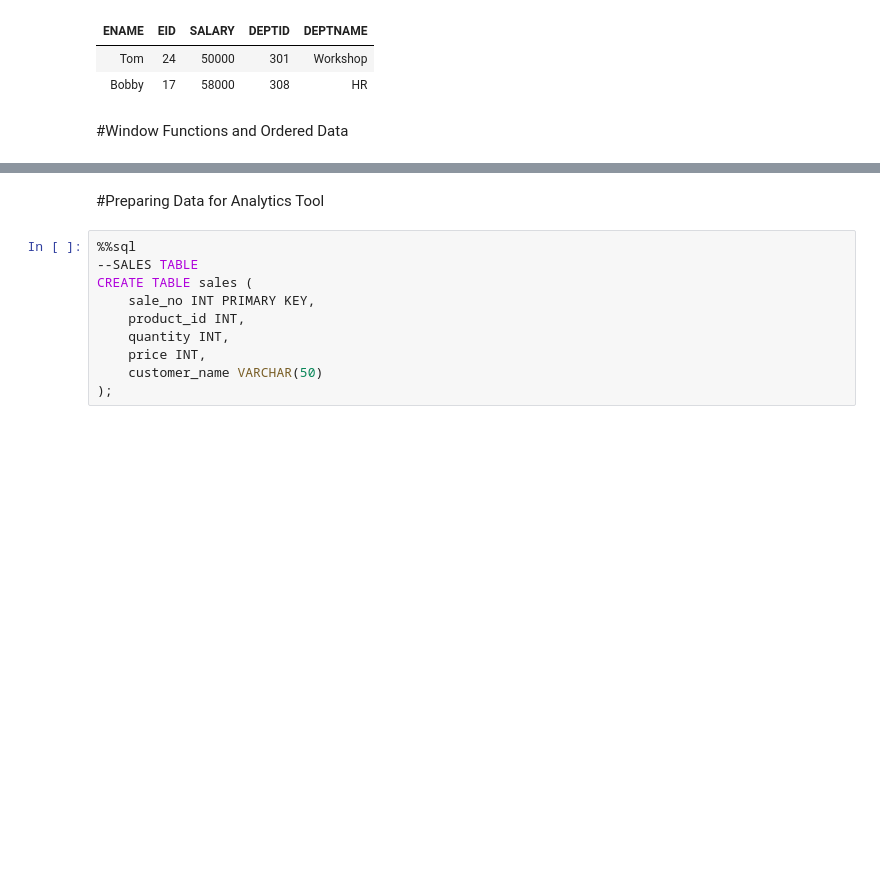
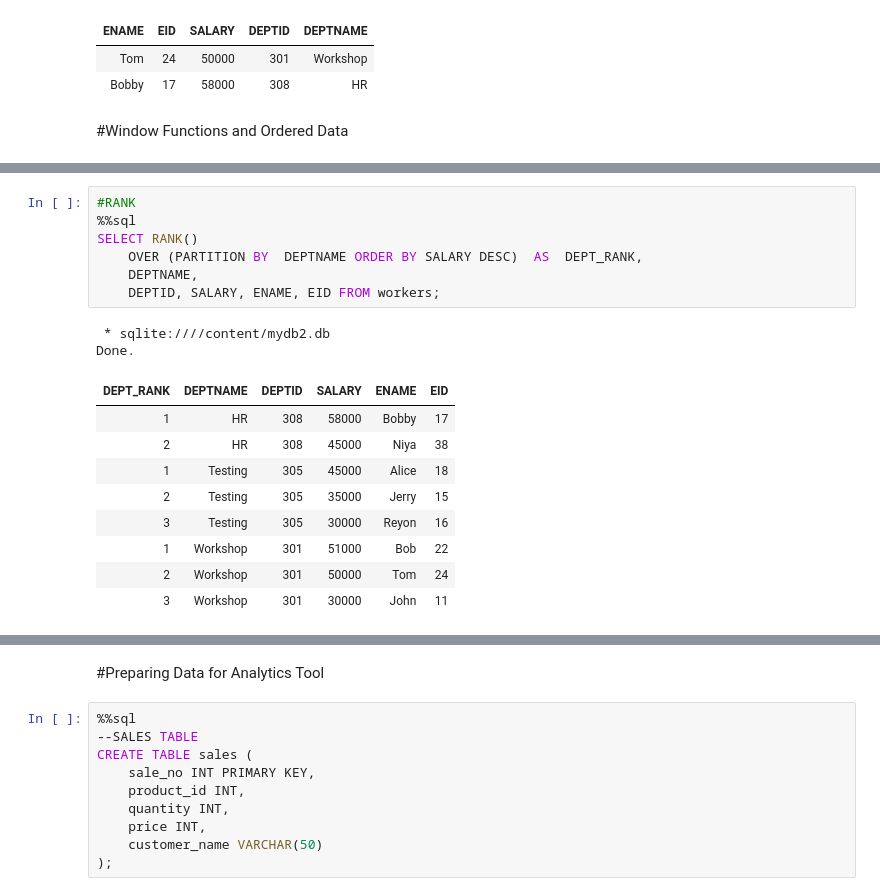
Before and after one commit to salemprakash/FoDS-Fall-2025-26, a Jupyter notebook: Module 2 Sql.ipynb, the cells around one changed output, grey strips where cells are left out. Cells and saved outputs as stored; diff of their text form; blank space fills up the shorter version.

```diff
--- a/Module 2 Sql.ipynb
+++ b/Module 2 Sql.ipynb
@@ -497,0 +548,19 @@ Done.
+# %%
+#RANK
+%%sql
+SELECT RANK()
+	OVER (PARTITION BY 	DEPTNAME ORDER BY SALARY DESC) 	AS 	DEPT_RANK,
+	DEPTNAME,
+	DEPTID, SALARY, ENAME, EID FROM workers;
+# %% [output]
+ * sqlite:////content/mydb2.db
+Done.
+| DEPT_RANK | DEPTNAME | DEPTID | SALARY | ENAME | EID |
+| 1 | HR | 308 | 58000 | Bobby | 17 |
+| 2 | HR | 308 | 45000 | Niya | 38 |
+| 1 | Testing | 305 | 45000 | Alice | 18 |
+| 2 | Testing | 305 | 35000 | Jerry | 15 |
+| 3 | Testing | 305 | 30000 | Reyon | 16 |
+| 1 | Workshop | 301 | 51000 | Bob | 22 |
+| 2 | Workshop | 301 | 50000 | Tom | 24 |
+| 3 | Workshop | 301 | 30000 | John | 11 |
```
Also changed, not shown: parts of 23 cells of this notebook.
